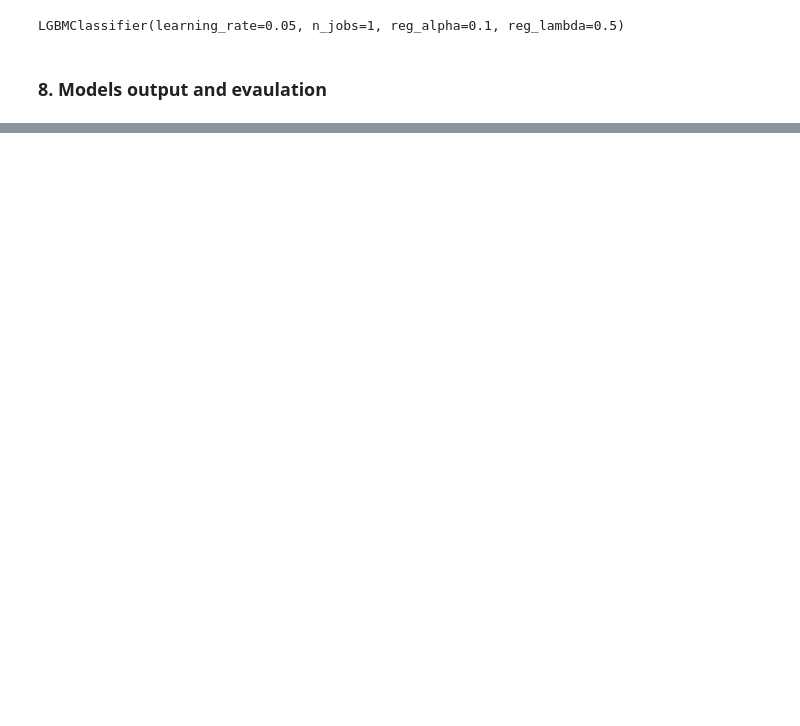
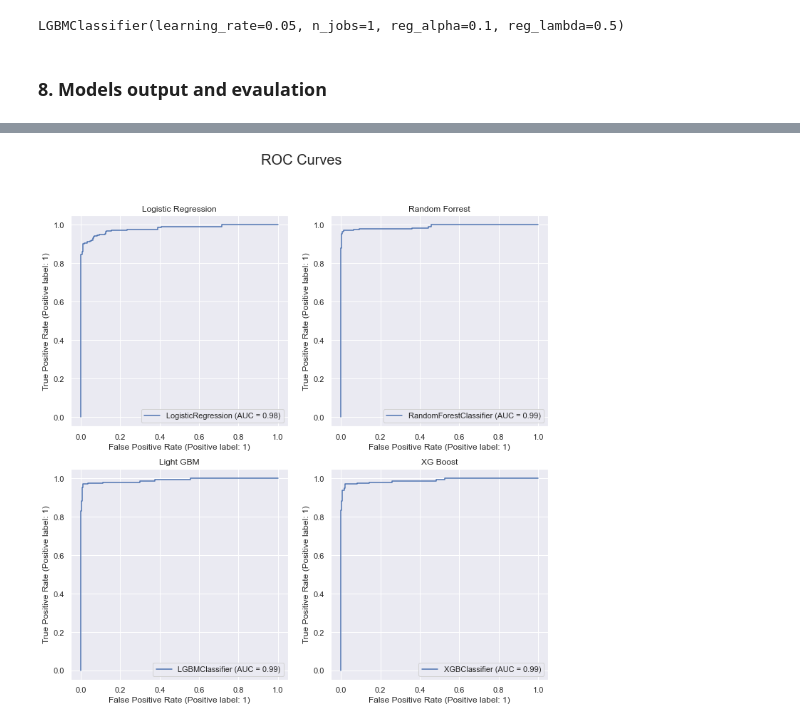
Before and after one commit to lukkor99/Credit_card_fraud_detection, a Jupyter notebook: Credit_card_fraud.ipynb, the cells around one changed output, grey strips where cells are left out. Cells and saved outputs as stored; diff of their text form; code cells hidden in the pictures; blank space fills up the shorter version.

```diff
--- a/Credit_card_fraud.ipynb
+++ b/Credit_card_fraud.ipynb
@@ -504,0 +571,20 @@ LGBMClassifier(learning_rate=0.05, n_jobs=1, reg_alpha=0.1, reg_lambda=0.5)
+# %%
+fig, axes = plt.subplots(2, 2, figsize=(12, 12))
+fig.suptitle("ROC Curves", fontsize=20)
+
+
+RocCurveDisplay.from_estimator(logistic_regression, X_test, y_test, ax=axes[0][0])
+axes[0][0].set_title("Logistic Regression")
+
+RocCurveDisplay.from_estimator(random_forest, X_test, y_test, ax=axes[0][1])
+axes[0][1].set_title("Random Forrest")
+
+RocCurveDisplay.from_estimator(lgbm, X_test, y_test, ax=axes[1][0])
+axes[1][0].set_title("Light GBM")
+
+RocCurveDisplay.from_estimator(xgboost, X_test, y_test, ax=axes[1][1])
+axes[1][1].set_title("XG Boost")
+
+plt.show()
+# %% [output]
+[figure, added]
```
Also changed, not shown: parts of 12 cells of this notebook.
